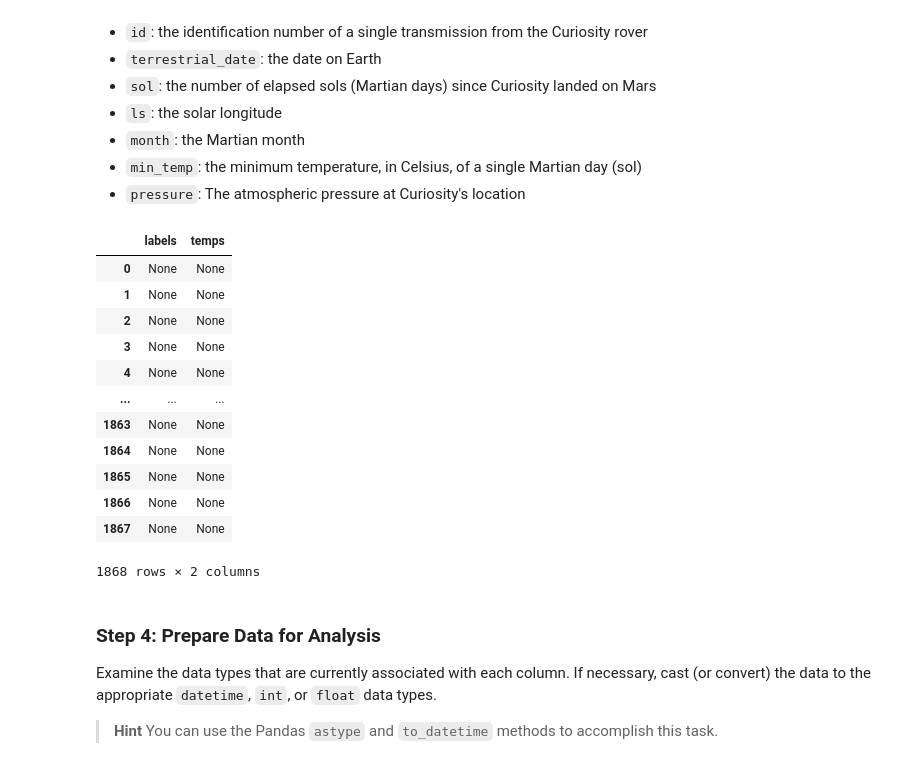
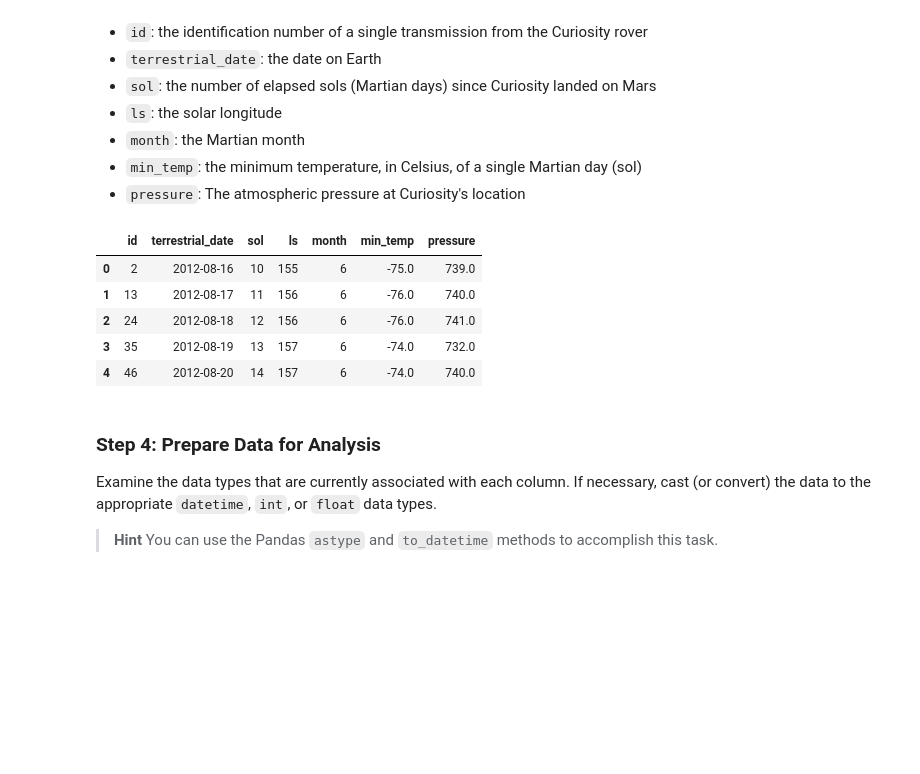
Before and after one commit to drainlm/Mars-News-Scraper, a Jupyter notebook: part_2_mars_weather.ipynb, the cells around one changed output. Cells and saved outputs as stored; diff of their text form; code cells hidden in the pictures; blank space fills up the shorter version.

```diff
--- a/part_2_mars_weather.ipynb
+++ b/part_2_mars_weather.ipynb
@@ -54,27 +55,31 @@ Assemble the scraped data into a Pandas DataFrame. The columns should have the s
 * `pressure`: The atmospheric pressure at Curiosity's location
 # %%
 # Create an empty list
-
+mars_weather_data = []
 
 # Loop through the scraped data to create a list of rows
+table_rows = table.find_all('tr')
+for tr in table_rows:
+    td = tr.find_all('td')
+    row = [i.text.strip() for i in td]
+    mars_weather_data.append(row)
 # %%
 # Create a Pandas DataFrame by using the list of rows and a list of the column names
+column_names = ['id', 'terrestrial_date', 'sol', 'ls', 'month', 'min_temp', 'pressure']
+mars_weather_df = pd.DataFrame(mars_weather_data, columns=column_names)
+# %%
+# Reset Index
+mars_weather_df = mars_weather_df.drop(index=0).reset_index(drop=True)
 # %%
 # Confirm DataFrame was created successfully
+mars_weather_df.head()
 # %% [output]
-|  | labels | temps |
-| 0 | None | None |
-| 1 | None | None |
-| 2 | None | None |
-| 3 | None | None |
-| 4 | None | None |
-| ... | ... | ... |
-| 1863 | None | None |
-| 1864 | None | None |
-| 1865 | None | None |
-| 1866 | None | None |
-| 1867 | None | None |
+|  | id | terrestrial_date | sol | ls | month | min_temp | pressure |
+| 0 | 2 | 2012-08-16 | 10 | 155 | 6 | -75.0 | 739.0 |
+| 1 | 13 | 2012-08-17 | 11 | 156 | 6 | -76.0 | 740.0 |
+| 2 | 24 | 2012-08-18 | 12 | 156 | 6 | -76.0 | 741.0 |
+| 3 | 35 | 2012-08-19 | 13 | 157 | 6 | -74.0 | 732.0 |
+| 4 | 46 | 2012-08-20 | 14 | 157 | 6 | -74.0 | 740.0 |
-1868 rows × 2 columns
 # %% [markdown]
 ### Step 4: Prepare Data for Analysis
 
```
Also changed, not shown: parts of 34 cells of this notebook, 14 other files.
